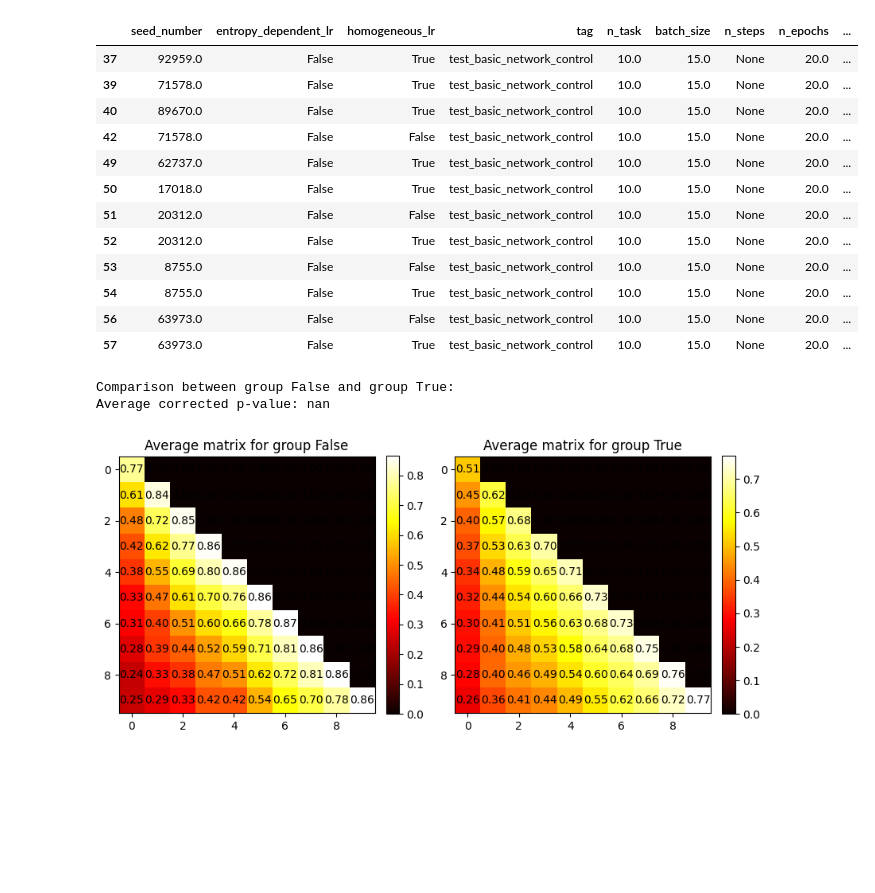
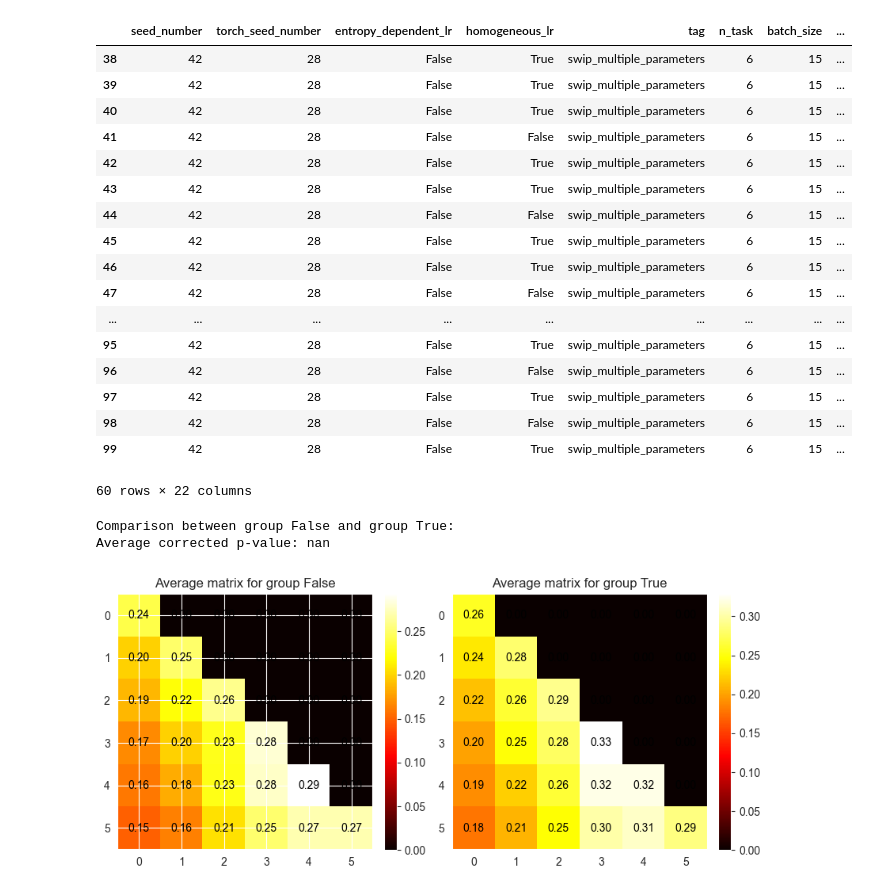
Before and after one commit to NitzanLux/Heterogeneous_Networks, a Jupyter notebook: evaluate_permuted_mnist.ipynb, the cells around one changed output. Cells and saved outputs as stored; diff of their text form; code cells hidden in the pictures; blank space fills up the shorter version.

```diff
--- a/evaluate_permuted_mnist.ipynb
+++ b/evaluate_permuted_mnist.ipynb
@@ -60,32 +60,38 @@ def merge_files(dir_path, skip_pt=True):
     # Return the result
     return result
 # %%
-tags = ['test_basic_network_control']
+tags = ['swip_multiple_parameters']
 data_dicts = []
 for t in tags:
 	cur_path = os.path.join('data',t)
 	for f_p in os.listdir(cur_path):
 		data_path=os.path.join(cur_path,f_p)
 		data_dicts.append(merge_files(data_path))
 data = collect_columns(data_dicts)
 df = pd.DataFrame(data)
 df = df.dropna(subset=['performance_mat.p'])
 
+df=df[df['checkpoint_step.pickle']==df['checkpoint_step.pickle'].max()]
 df
 # %% [output]
-|  | seed_number | entropy_dependent_lr | homogeneous_lr | tag | n_task | batch_size | n_steps | n_epochs | ... |
-| 37 | 92959.0 | False | True | test_basic_network_control | 10.0 | 15.0 | None | 20.0 | ... |
-| 39 | 71578.0 | False | True | test_basic_network_control | 10.0 | 15.0 | None | 20.0 | ... |
-| 40 | 89670.0 | False | True | test_basic_network_control | 10.0 | 15.0 | None | 20.0 | ... |
-| 42 | 71578.0 | False | False | test_basic_network_control | 10.0 | 15.0 | None | 20.0 | ... |
-| 49 | 62737.0 | False | True | test_basic_network_control | 10.0 | 15.0 | None | 20.0 | ... |
-| 50 | 17018.0 | False | True | test_basic_network_control | 10.0 | 15.0 | None | 20.0 | ... |
-| 51 | 20312.0 | False | False | test_basic_network_control | 10.0 | 15.0 | None | 20.0 | ... |
-| 52 | 20312.0 | False | True | test_basic_network_control | 10.0 | 15.0 | None | 20.0 | ... |
-| 53 | 8755.0 | False | False | test_basic_network_control | 10.0 | 15.0 | None | 20.0 | ... |
-| 54 | 8755.0 | False | True | test_basic_network_control | 10.0 | 15.0 | None | 20.0 | ... |
-| 56 | 63973.0 | False | False | test_basic_network_control | 10.0 | 15.0 | None | 20.0 | ... |
-| 57 | 63973.0 | False | True | test_basic_network_control | 10.0 | 15.0 | None | 20.0 | ... |
+|  | seed_number | torch_seed_number | entropy_dependent_lr | homogeneous_lr | tag | n_task | batch_size | ... |
+| 38 | 42 | 28 | False | True | swip_multiple_parameters | 6 | 15 | ... |
+| 39 | 42 | 28 | False | True | swip_multiple_parameters | 6 | 15 | ... |
+| 40 | 42 | 28 | False | True | swip_multiple_parameters | 6 | 15 | ... |
+| 41 | 42 | 28 | False | False | swip_multiple_parameters | 6 | 15 | ... |
+| 42 | 42 | 28 | False | True | swip_multiple_parameters | 6 | 15 | ... |
+| 43 | 42 | 28 | False | True | swip_multiple_parameters | 6 | 15 | ... |
+| 44 | 42 | 28 | False | False | swip_multiple_parameters | 6 | 15 | ... |
+| 45 | 42 | 28 | False | True | swip_multiple_parameters | 6 | 15 | ... |
+| 46 | 42 | 28 | False | True | swip_multiple_parameters | 6 | 15 | ... |
+| 47 | 42 | 28 | False | False | swip_multiple_parameters | 6 | 15 | ... |
+| ... | ... | ... | ... | ... | ... | ... | ... | ... |
+| 95 | 42 | 28 | False | True | swip_multiple_parameters | 6 | 15 | ... |
+| 96 | 42 | 28 | False | False | swip_multiple_parameters | 6 | 15 | ... |
+| 97 | 42 | 28 | False | True | swip_multiple_parameters | 6 | 15 | ... |
+| 98 | 42 | 28 | False | False | swip_multiple_parameters | 6 | 15 | ... |
+| 99 | 42 | 28 | False | True | swip_multiple_parameters | 6 | 15 | ... |
+60 rows × 22 columns
 # %%
 from scipy.stats import ttest_ind
 import matplotlib.pyplot as plt
@@ -148,7 +154,7 @@ for group1, group2 in p_values.keys():
 # %% [output]
 Comparison between group False and group True:
 Average corrected p-value: nan
-[figure, old version]
+[figure, new version]
 # %%
 import re
 
```
Also changed, not shown: parts of 3 cells of this notebook, 2 other files.
